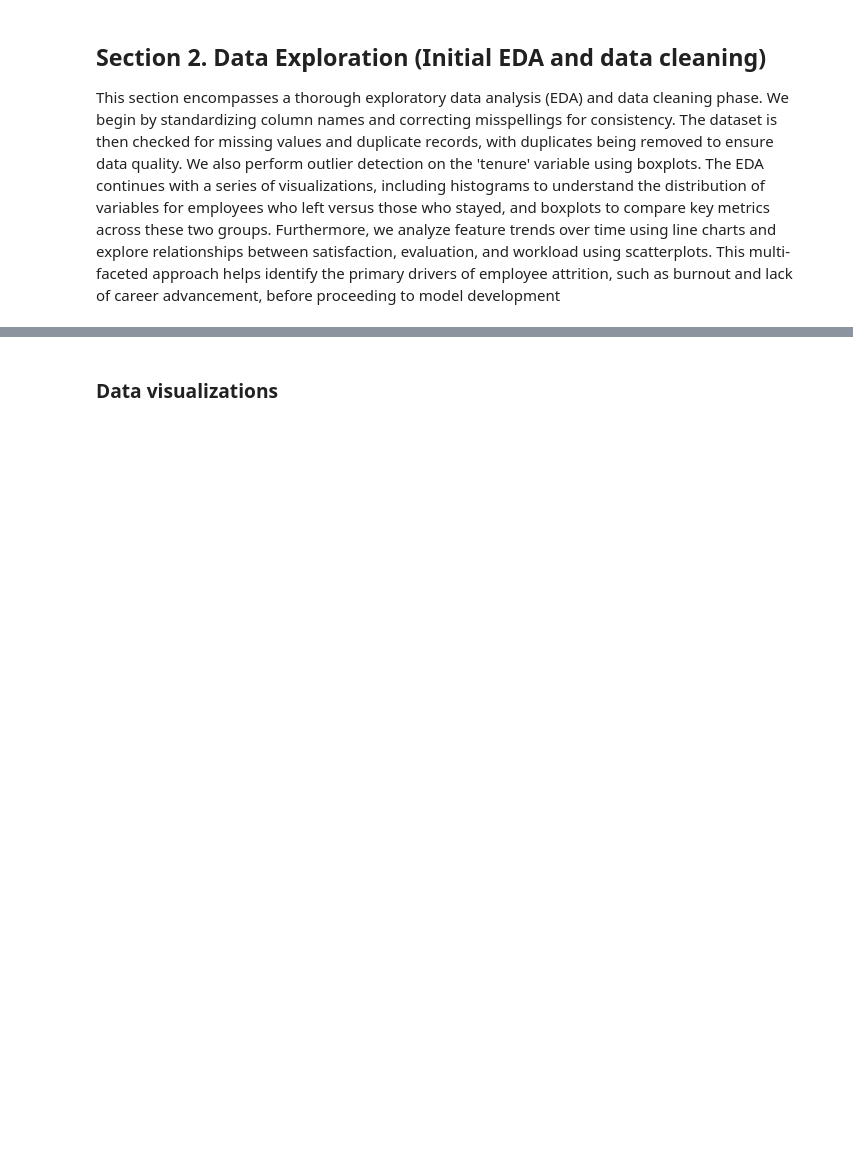
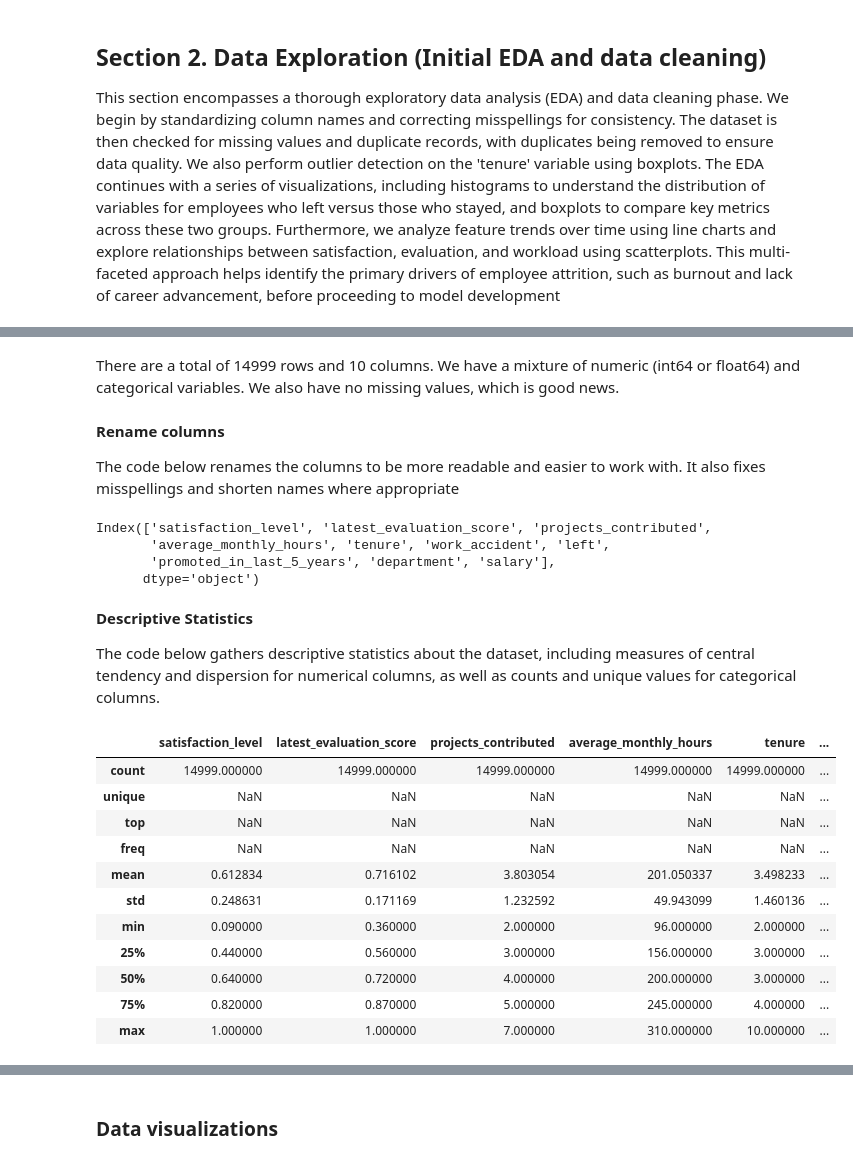
Before and after one commit to snaveerafrizvi/Employee_Attrition_ML, a Jupyter notebook: Salifort_Motors_Employee_Attrition.ipynb, the cells around one changed output, grey strips where cells are left out. Saved outputs shown, nothing was run; the diff lists cells and outputs as text; code cells hidden in the pictures; blank space fills up the shorter version.

```diff
--- a/Salifort_Motors_Employee_Attrition.ipynb
+++ b/Salifort_Motors_Employee_Attrition.ipynb
@@ -351,0 +169,44 @@ Name: left, dtype: float64
+# %% [markdown]
+There are a total of 14999 rows and 10 columns. We have a mixture of numeric (int64 or float64) and categorical variables. We also have no missing values, which is good news.
+# %% [markdown]
+**Rename columns**
+
+The code below renames the columns to be more readable and easier to work with. It also fixes misspellings and shorten names where appropriate
+# %%
+# Rename columns as needed
+df_raw.rename(columns={"last_evaluation":"latest_evaluation_score",
+                    "Work_accident":"work_accident",
+                    "number_project":"projects_contributed",
+                    "Department":"department",
+                    "time_spend_company":"tenure",
+                   "average_montly_hours":"average_monthly_hours",
+                   "promotion_last_5years":"promoted_in_last_5_years"
+                   },
+           inplace=True)
+# Display all column names after the update
+df_raw.columns
+# %% [output]
+Index(['satisfaction_level', 'latest_evaluation_score', 'projects_contributed',
+       'average_monthly_hours', 'tenure', 'work_accident', 'left',
+       'promoted_in_last_5_years', 'department', 'salary'],
+      dtype='object')
+# %% [markdown]
+**Descriptive Statistics**
+
+The code below gathers descriptive statistics about the dataset, including measures of central tendency and dispersion for numerical columns, as well as counts and unique values for categorical columns.
+# %%
+# Gather descriptive statistics about the data
+df_raw.describe(include='all')
+# %% [output]
+|  | satisfaction_level | latest_evaluation_score | projects_contributed | average_monthly_hours | tenure | ... |
+| count | 14999.000000 | 14999.000000 | 14999.000000 | 14999.000000 | 14999.000000 | ... |
+| unique | NaN | NaN | NaN | NaN | NaN | ... |
+| top | NaN | NaN | NaN | NaN | NaN | ... |
+| freq | NaN | NaN | NaN | NaN | NaN | ... |
+| mean | 0.612834 | 0.716102 | 3.803054 | 201.050337 | 3.498233 | ... |
+| std | 0.248631 | 0.171169 | 1.232592 | 49.943099 | 1.460136 | ... |
+| min | 0.090000 | 0.360000 | 2.000000 | 96.000000 | 2.000000 | ... |
+| 25% | 0.440000 | 0.560000 | 3.000000 | 156.000000 | 3.000000 | ... |
+| 50% | 0.640000 | 0.720000 | 4.000000 | 200.000000 | 3.000000 | ... |
+| 75% | 0.820000 | 0.870000 | 5.000000 | 245.000000 | 4.000000 | ... |
+| max | 1.000000 | 1.000000 | 7.000000 | 310.000000 | 10.000000 | ... |
```
Also changed, not shown: parts of 62 cells of this notebook.
